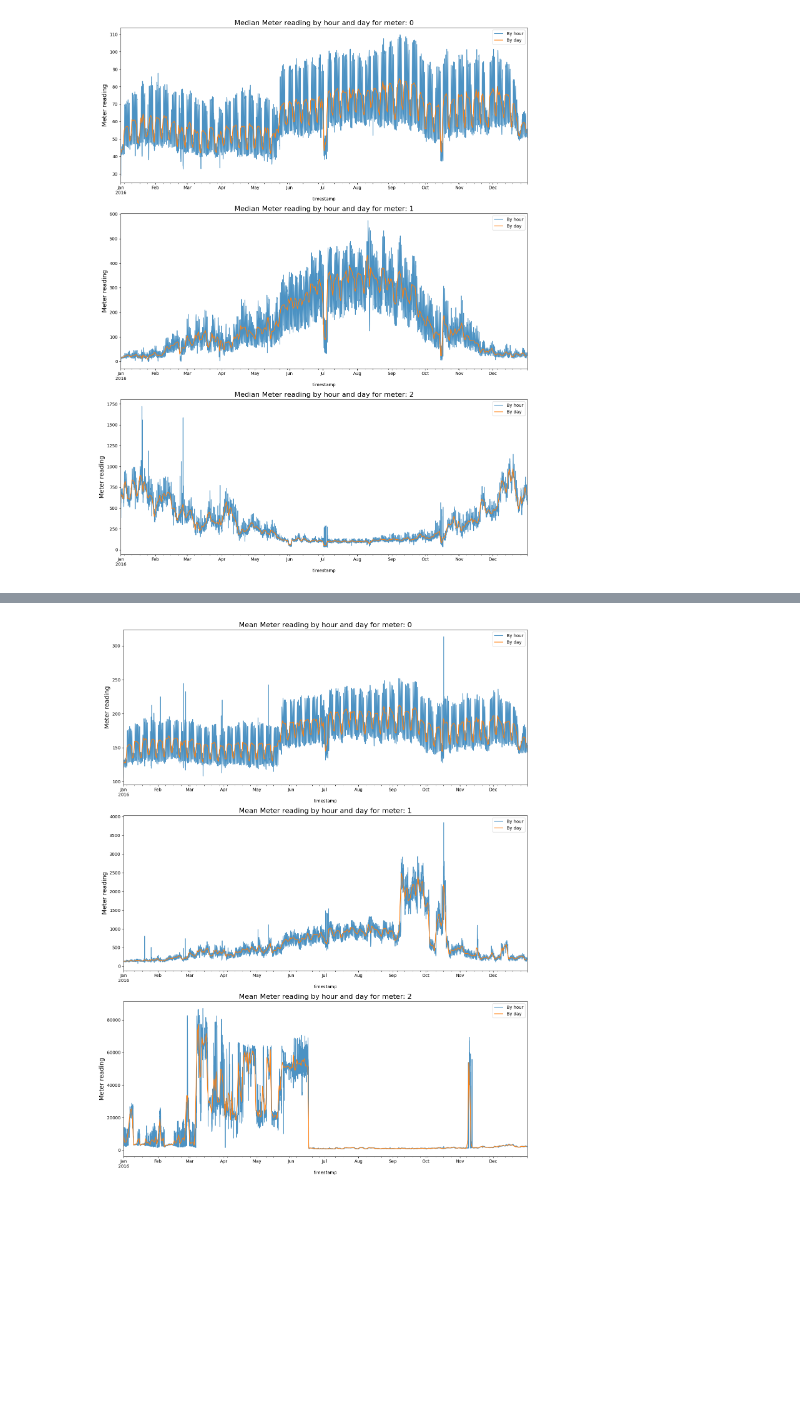
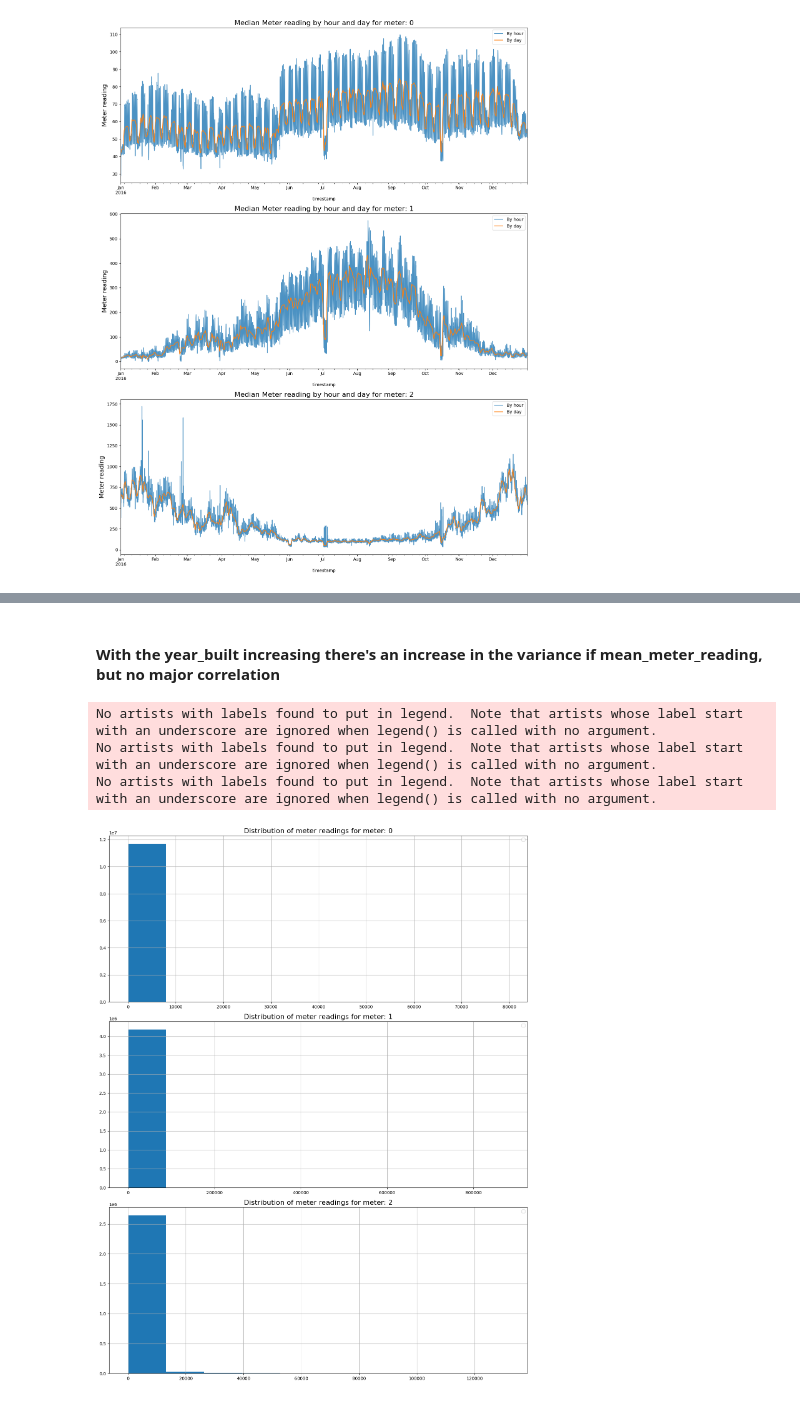
Before and after one commit to sharad5/EnergyPrediction-ASHRAE, a Jupyter notebook: code/EDA + Data Treatment (Sharad).ipynb, the cells around one changed output, grey strips where cells are left out. Saved outputs shown, nothing was run; the diff lists cells and outputs as text; code cells hidden in the pictures; blank space fills up the shorter version.

```diff
--- a/code/EDA + Data Treatment (Sharad).ipynb
+++ b/code/EDA + Data Treatment (Sharad).ipynb
@@ -11,0 +161,9 @@ test = pd.read_csv('../data/test.csv')
+# %%
+# Convert timestamp to datetime
+train["timestamp"] = pd.to_datetime(train["timestamp"])
+weather_train["timestamp"] = pd.to_datetime(weather_train["timestamp"])
+# %%
+# Optimize the dataframe memory usage
+train = optimize_df_mem_usage(train)
+weather_train = optimize_df_mem_usage(weather_train)
+building = optimize_df_mem_usage(building)
@@ -11,0 +209,2 @@ test = pd.read_csv('../data/test.csv')
+# %%
+train = train.query('not (building_id <= 104 & meter == 0 & timestamp <= "2016-05-20")')
@@ -12 +256,4 @@ test = pd.read_csv('../data/test.csv')
+# %%
+#Removing the outlier
+train = train[train["building_id"]!=1099]
 # %%
@@ -52,10 +305,14 @@ plt.tight_layout()
+# %% [markdown]
+#### With the year_built increasing there's an increase in the variance if mean_meter_reading, but no major correlation
 # %%
 fig, axes = plt.subplots(3,1,figsize=(14, 18), dpi=100)
 for i in range(3):
-    train[train['meter'] == i][['timestamp', 'meter_reading']].set_index('timestamp').resample('H').mean()['meter_reading'].plot(ax=axes[i], label='By hour', alpha=0.8).set_ylabel('Meter reading', fontsize=14);
-    train[train['meter'] == i][['timestamp', 'meter_reading']].set_index('timestamp').resample('D').mean()['meter_reading'].plot(ax=axes[i], label='By day', alpha=1).set_ylabel('Meter reading', fontsize=14);
-    axes[i].set_title('Mean Meter reading by hour and day for meter: '+ str(i), fontsize=16);
+    train[train['meter'] == i][['meter_reading']].hist(ax=axes[i])
+    axes[i].set_title('Distribution of meter readings for meter: '+ str(i), fontsize=16);
     axes[i].legend();
 plt.tight_layout()
 # %% [output]
+No artists with labels found to put in legend.  Note that artists whose label start with an underscore are ignored when legend() is called with no argument.
+No artists with labels found to put in legend.  Note that artists whose label start with an underscore are ignored when legend() is called with no argument.
+No artists with labels found to put in legend.  Note that artists whose label start with an underscore are ignored when legend() is called with no argument.
-[figure, old version]
+[figure, new version]
```
Also changed, not shown: parts of 37 cells of this notebook.
